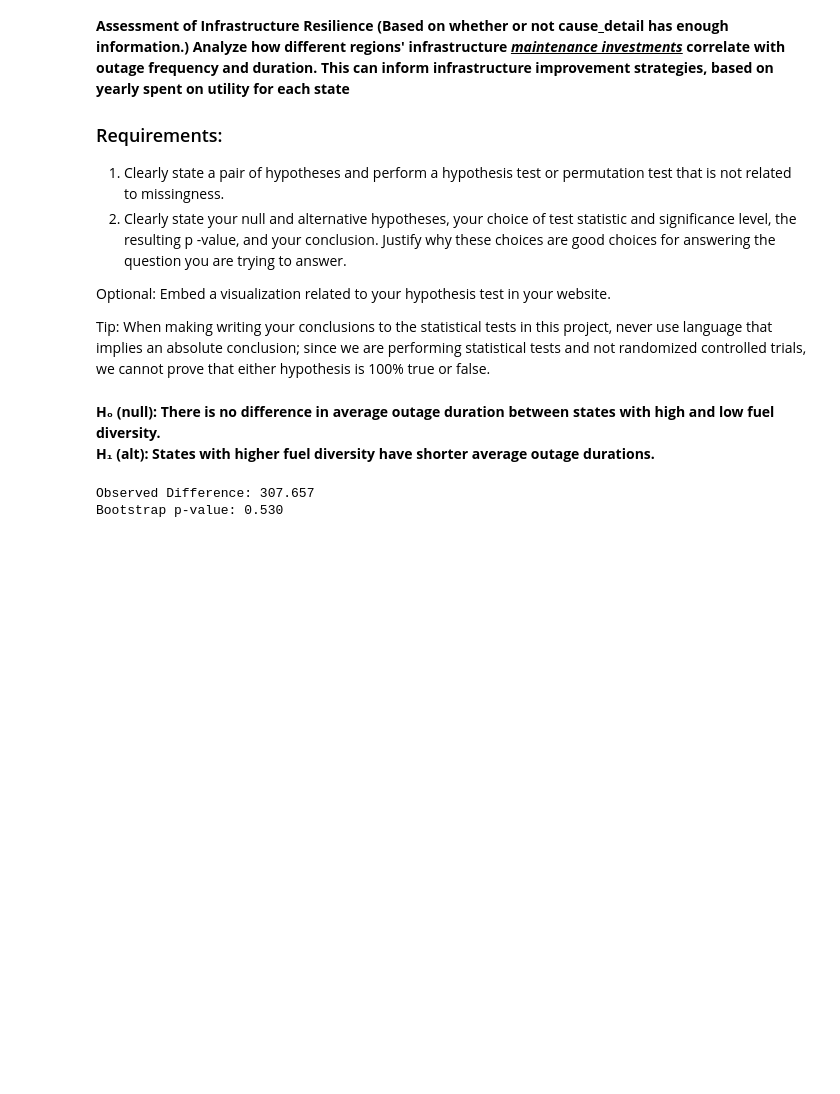
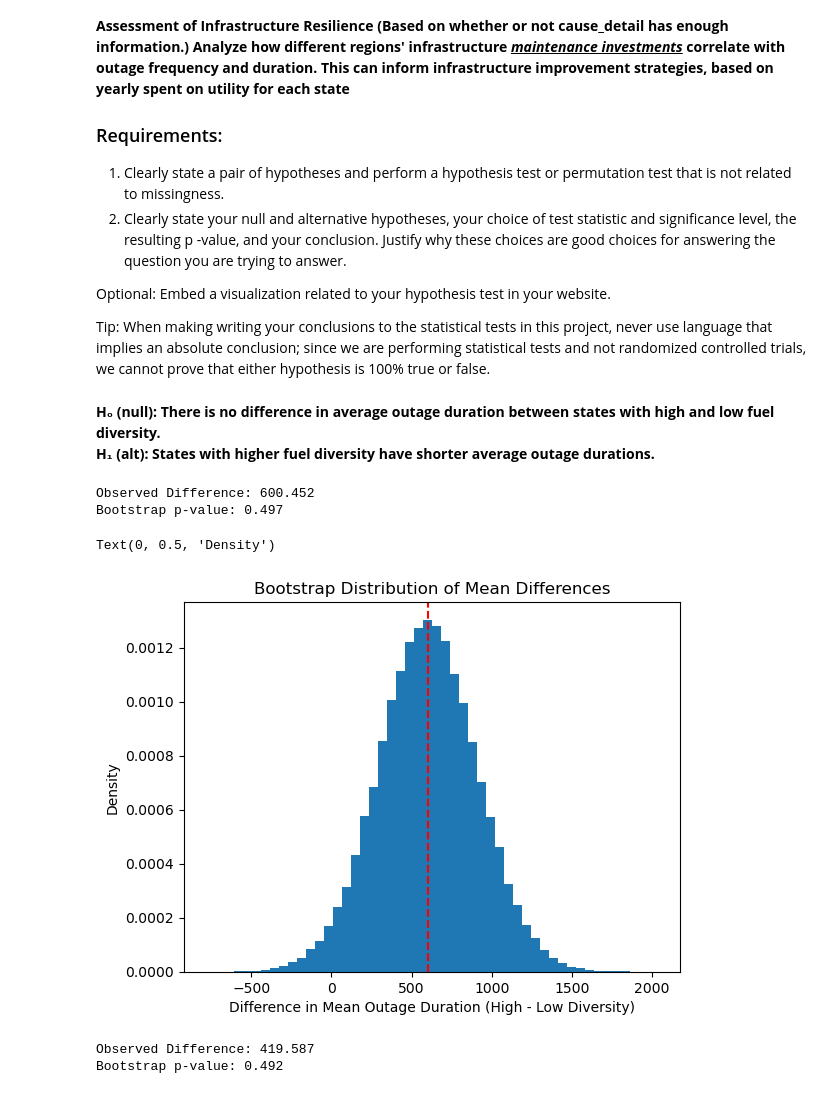
Before and after one commit to rcwoshimao/infrastructure-resilience-analysis, a Jupyter notebook: notebooks/step_1_to_4_cleaned.ipynb, the cells around one changed output. Drawn from its saved outputs; the diff is of its cells as text; code cells hidden in the pictures; blank space fills up the shorter version.

```diff
--- a/notebooks/step_1_to_4_cleaned.ipynb
+++ b/notebooks/step_1_to_4_cleaned.ipynb
@@ -367,0 +385,21 @@ outage.head(2)
+# %%
+generation = pd.read_csv('annual_generation_state.csv', skiprows=1)
+generation.columns = ['year', 'state', 'producer_type', 'fuel_source', 'generation_mwh']
+generation = generation.dropna(subset=['generation_mwh'])
+
+generation = generation[generation['year'].astype(int) >= 2000]
+generation = generation[generation['year'].astype(int) <= 2016]
+generation = generation[generation['fuel_source'] == 'Total']
+
+generation['generation_mwh'] = generation['generation_mwh'].replace(',', '', regex=True).astype(float)
+generation['year'] = generation['year'].astype('str')
+mask = (generation['fuel_source'].str.lower() != 'total') & (generation['generation_mwh'] > 0)
+filtered = generation[mask]
+
+generation_entropy = compute_shannon_entropy(
+    df=generation,
+    group_cols=['state', 'year'],
+    value_col='generation_mwh',
+    new_col_name='generation_fuel_diversity_index'
+)
+generation_entropy
@@ -377,0 +426,5 @@ Index(['year', 'month', 'state', 'climate_region', 'anomaly_level',
+# %%
+merged_outage = outage.copy()
+merged_outage = (merged_outage.merge(capacity_entropy, how='left', on=['state', 'year'])
+                .merge(generation_entropy, how='left', on=['state', 'year']))
+merged_outage
@@ -782,7 +793,7 @@ outage_merge
 # %%
 
 # Step 1: Split data
-df = outage_merge.copy()
+df = merged_outage.copy()
 threshold = df['capacity_fuel_diversity_index'].median()
 high_div = df[df['capacity_fuel_diversity_index'] >= threshold]['duration'].dropna().values
 low_div = df[df['capacity_fuel_diversity_index'] < threshold]['duration'].dropna().values
@@ -791,7 +802,7 @@ low_div = df[df['capacity_fuel_diversity_index'] < threshold]['duration'].dropna
 obs_diff = np.mean(high_div) - np.mean(low_div)
 
 # Step 3: Bootstrap
-n_iterations = 10000
+n_iterations = 100000
 diffs = []
 
 for _ in range(n_iterations):
@@ -807,5 +818,42 @@ p_val = np.mean(np.abs(diffs) >= np.abs(obs_diff))
 print(f'Observed Difference: {obs_diff:.3f}')
 print(f'Bootstrap p-value: {p_val:.3f}')
 # %% [output]
-Observed Difference: 307.657
-Bootstrap p-value: 0.530
+Observed Difference: 600.452
+Bootstrap p-value: 0.497
+# %%
+plt.hist(diffs, bins=50, density=True)
+plt.axvline(obs_diff, color='red', linestyle='--')
+plt.title('Bootstrap Distribution of Mean Differences')
+plt.xlabel('Difference in Mean Outage Duration (High - Low Diversity)')
+plt.ylabel('Density')
+# %% [output]
+Text(0, 0.5, 'Density')
+[figure, added]
+# %%
+df = merged_outage.copy()
+threshold = df['generation_fuel_diversity_index'].median()
+high_div = df[df['generation_fuel_diversity_index'] >= threshold]['duration'].dropna().values
+low_div = df[df['generation_fuel_diversity_index'] < threshold]['duration'].dropna().values
+
+# Step 2: Observed difference in means
+obs_diff = np.mean(high_div) - np.mean(low_div)
+
+# Step 3: Bootstrap
+n_iterations = 100000
+diffs = []
+
+for _ in range(n_iterations):
+    sample_high = np.random.choice(high_div, size=len(high_div), replace=True)
+    sample_low = np.random.choice(low_div, size=len(low_div), replace=True)
+    diff = np.mean(sample_high) - np.mean(sample_low)
+    diffs.append(diff)
+
+# Step 4: P-value (two-tailed)
+diffs = np.array(diffs)
+p_val = np.mean(np.abs(diffs) >= np.abs(obs_diff))
+
+print(f'Observed Difference: {obs_diff:.3f}')
+print(f'Bootstrap p-value: {p_val:.3f}')
+# %% [output]
+Observed Difference: 419.587
+Bootstrap p-value: 0.492
```
Also changed, not shown: parts of 27 cells of this notebook.
